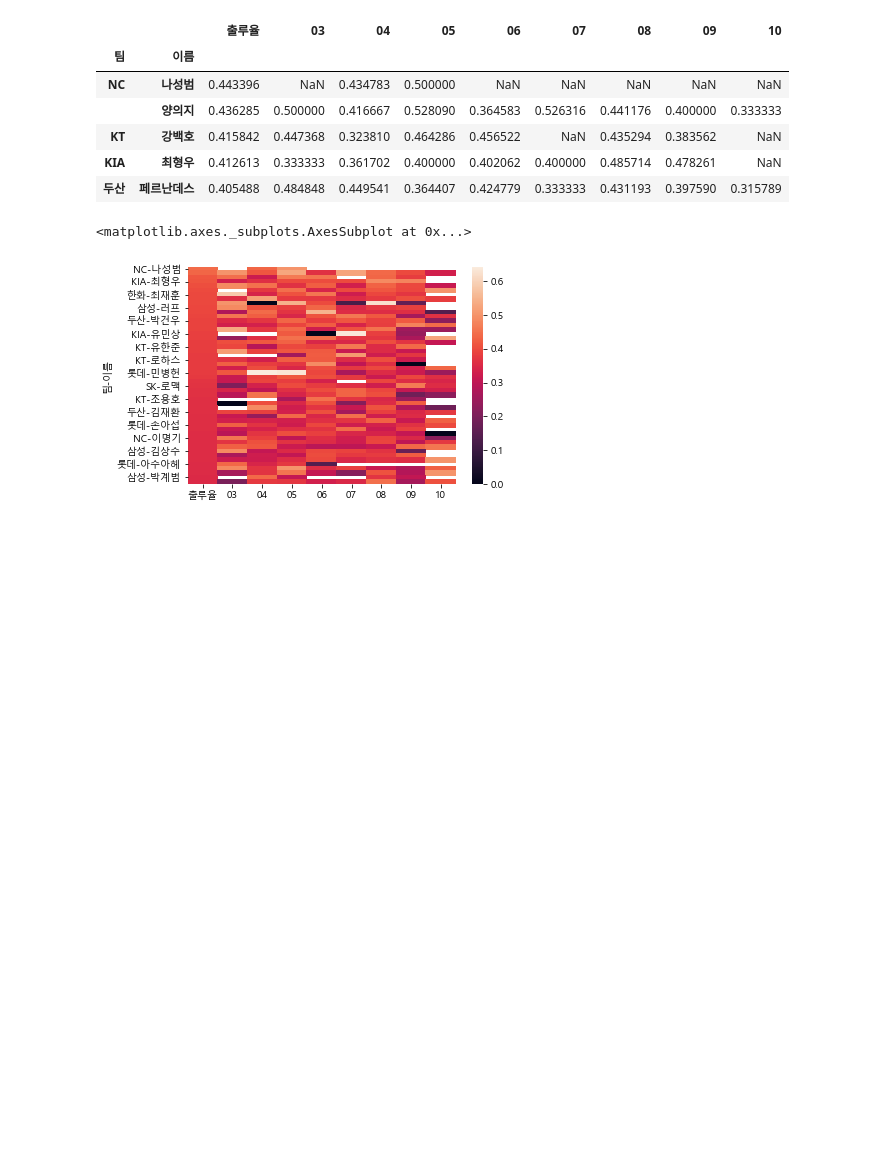
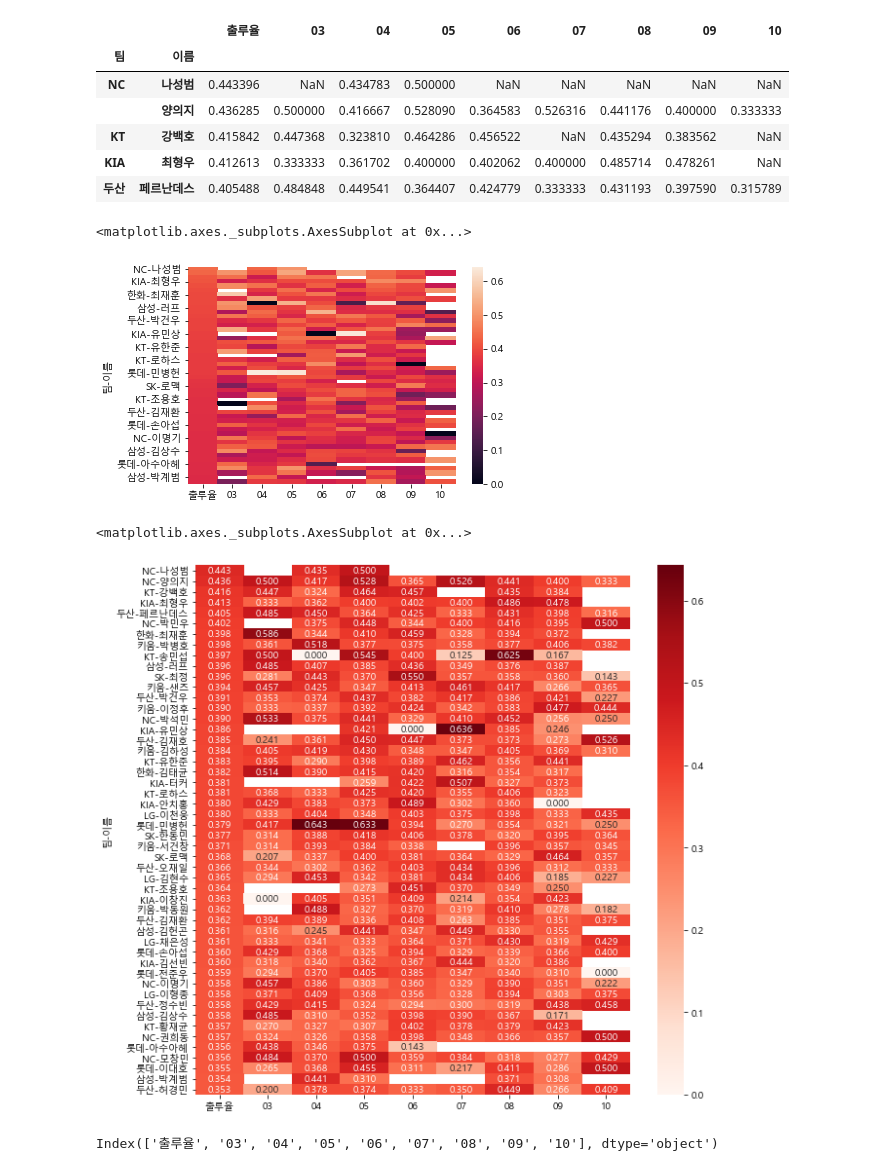
Before and after one commit to psuny1116/Project_by_lecture, a Jupyter notebook: Baseball analysis.ipynb, the cells around one changed output. Drawn from its saved outputs; the diff is of its cells as text; code cells hidden in the pictures; blank space fills up the shorter version.

```diff
--- a/Baseball analysis.ipynb
+++ b/Baseball analysis.ipynb
@@ -523,7 +525,17 @@ sns.heatmap(df_selected)
 # %%
 # 월별 출루율 실적 히트맵 크기 확대
 # 출루율이 높을수록 붉은색이 진해지도록 설정
 
 # 그림 사이즈 지정
 
-fig, ax = plt.
+fig, ax = plt.subplots(figsize = (10, 10))
+
+sns.heatmap(data = df_selected, annot = True, fmt = '.3f', cmap = 'Reds')
+# annot = True는 실제값 출력, fmt = '.3f'는 소수점 셋째자리까지 출력, cmap은 색 지정
+# %% [output]
+<matplotlib.axes._subplots.AxesSubplot at 0x...>
+[figure, added]
+# %%
+df_selected.columns
+# %% [output]
+Index(['출루율', '03', '04', '05', '06', '07', '08', '09', '10'], dtype='object')
```
Also changed, not shown: parts of 4 cells of this notebook.
